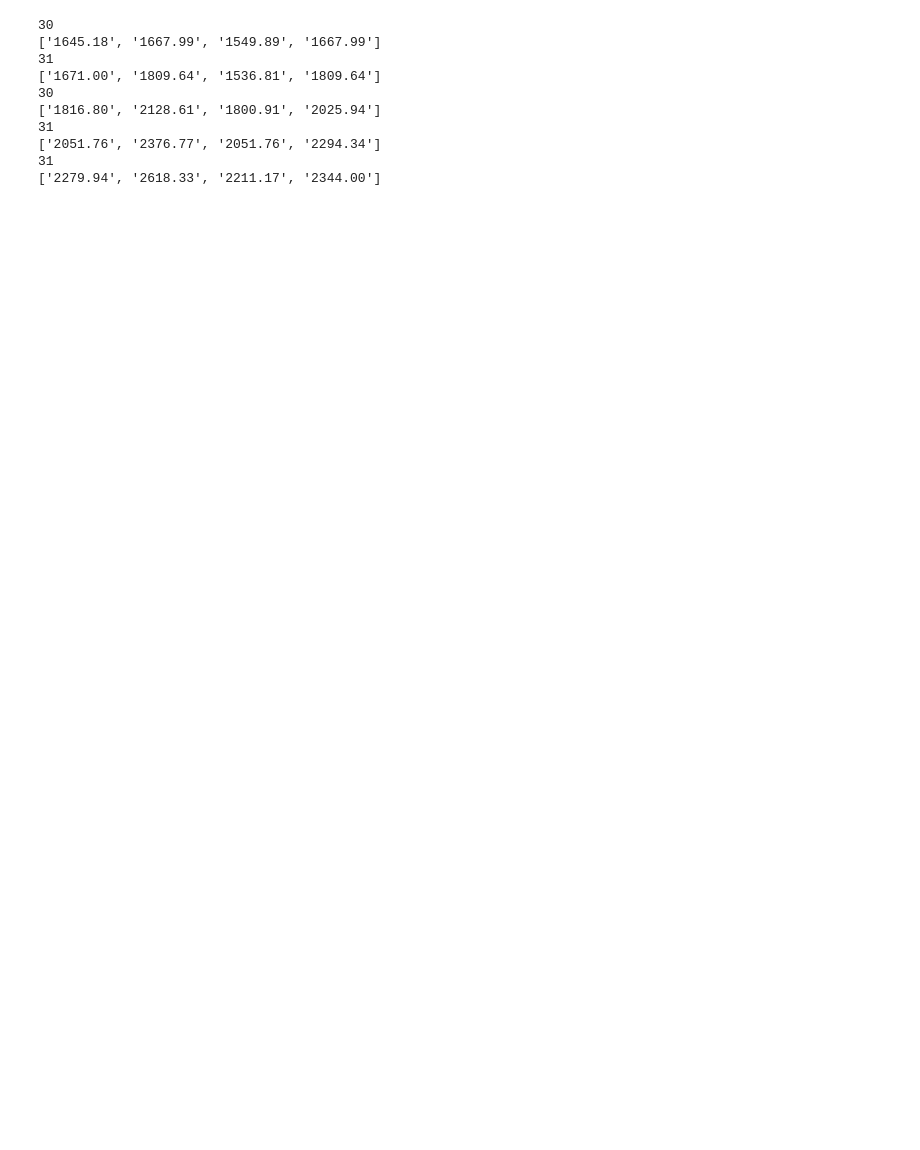
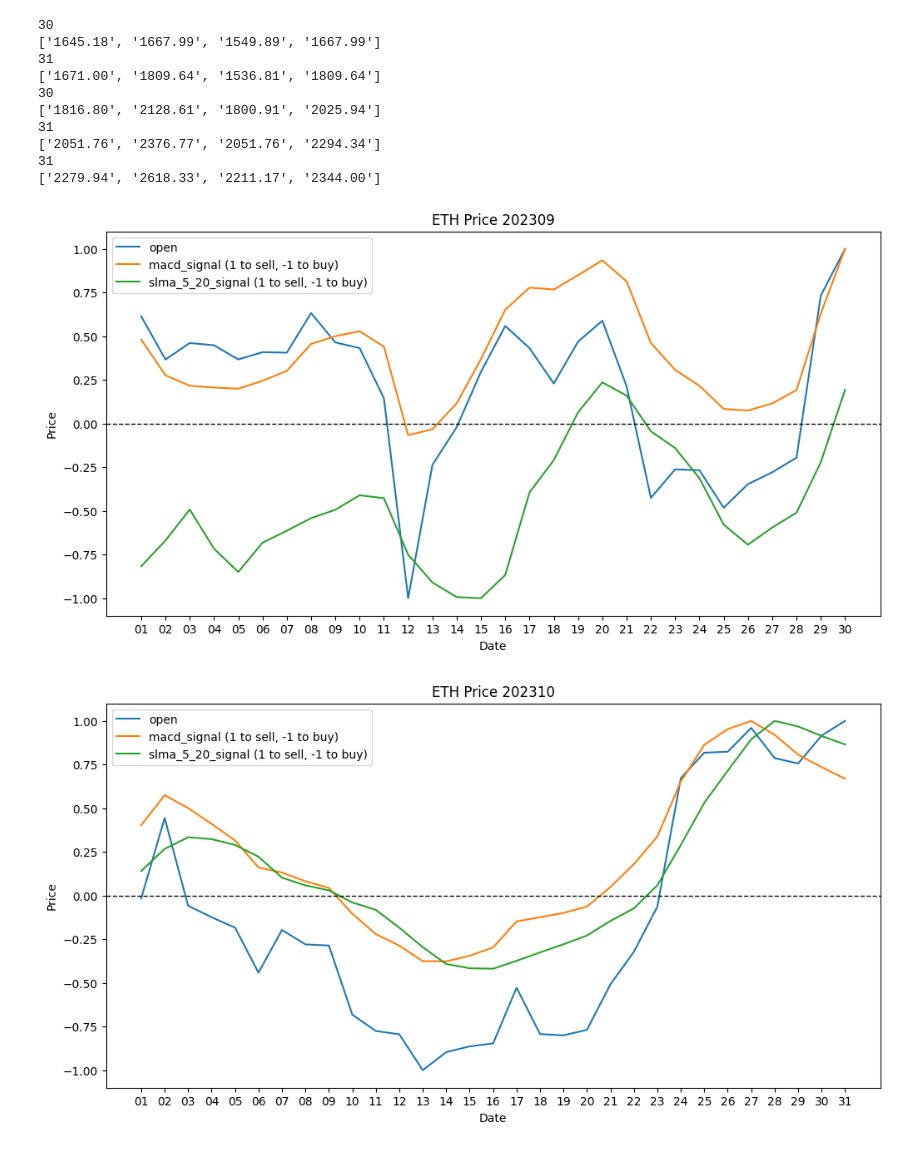
Before and after one commit to yuanlics/CryptoTrade, a Jupyter notebook: baselines/MA_RSI.ipynb, the cells around one changed output. Cells and saved outputs as stored; diff of their text form; code cells hidden in the pictures; blank space fills up the shorter version.

```diff
--- a/baselines/MA_RSI.ipynb
+++ b/baselines/MA_RSI.ipynb
@@ -12,7 +12,7 @@ starting_dates = ['2023-09-01', '2023-10-01', '2023-11-01', '2023-12-01', '2024-
 ending_dates = ['2023-09-30', '2023-10-31', '2023-11-30', '2023-12-31', '2024-01-31']
 yms_val = ['202310', '202312']
 yms_test = ['202309', '202311', '202401']
-yms_all = yms_val + yms_test
+yms_all = sorted(yms_val + yms_test)
 GAS_LIMITS = 21000  # unit
 GAS_PRICE = 70  # gwei
 GAS_FEE = GAS_LIMITS * GAS_PRICE * 1e-9  # eth per txn
@@ -20,34 +20,66 @@ EX_RATE = 4e-3  # exchange fee = txn_amount * ex_rate
 # GAS_FEE = 0
 # EX_RATE = 0
 starting_cash = 1_000_000
-# TODO add transaction fee and exchange commission
+pd.set_option('display.max_columns', 500)
+pd.set_option('display.width', 1000)
+
 
 # SMA
 for period in sma_periods:
     df[f'SMA_{period}'] = df['open'].rolling(window=period).mean()
 
 # MACD and Signal Line
 df['EMA_12'] = df['open'].ewm(span=12, adjust=False).mean()
 df['EMA_26'] = df['open'].ewm(span=26, adjust=False).mean()
 df['MACD'] = df['EMA_12'] - df['EMA_26']
 df['Signal_Line'] = df['MACD'].ewm(span=9, adjust=False).mean()
 
+
 for starting_date, ending_date in zip(starting_dates, ending_dates):
     y, m, _ = starting_date.split('-')
     ym = f'{y}{m}'
     df_m = df[(df['date'] >= starting_date) & (df['date'] <= ending_date)]
     print(len(df_m))
     stat = [df_m.iloc[0]['open'], df_m['open'].max(), df_m['open'].min(), df_m.iloc[-1]['open']]
     print([f'{s:.2f}' for s in stat])
     df_m.to_csv(f'../data/eth_{ym}.csv', index=False)
+
+    macd_signal = df_m['MACD'] - df_m['Signal_Line']
+    macd_signal = macd_signal / macd_signal.abs().max()
+    slma_5_20_signal = df_m['SMA_5'] - df_m['SMA_20']
+    slma_5_20_signal = slma_5_20_signal / slma_5_20_signal.abs().max()
+    dates = df_m['snapped_at'].apply(lambda x: x.split('-')[2].split(' ')[0])
+    prices = df_m['open']
+    prices = (prices - prices.min()) / (prices.max() - prices.min()) * 2 - 1
+
+    fig, ax = plt.subplots(figsize=(12, 6))
+    ax.plot(dates, prices, label='open')
+    ax.plot(dates, macd_signal, label='macd_signal (1 to sell, -1 to buy)')
+    ax.plot(dates, slma_5_20_signal, label='slma_5_20_signal (1 to sell, -1 to buy)')
+    # ax.plot(df_m['date'], df_m['SMA_5'], label='SMA_5')
+    # ax.plot(df_m['date'], df_m['SMA_10'], label='SMA_10')
+    # ax.plot(df_m['date'], df_m['SMA_15'], label='SMA_15')
+    # ax.plot(df_m['date'], df_m['SMA_20'], label='SMA_20')
+    # ax.plot(df_m['date'], df_m['SMA_30'], label='SMA_30')
+    # ax.plot(df_m['date'], df_m['EMA_12'], label='EMA_12')
+    # ax.plot(df_m['date'], df_m['EMA_26'], label='EMA_26')
+    # ax.plot(df_m['date'], df_m['MACD'], label='MACD')
+    # ax.plot(df_m['date'], df_m['Signal_Line'], label='Signal_Line')
+    ax.axhline(0, color='black', lw=1, ls='--')
+    ax.set_xlabel('Date')
+    ax.set_ylabel('Price')
+    ax.set_title(f'ETH Price {ym}')
+    ax.legend()
 # %% [output]
 30
 ['1645.18', '1667.99', '1549.89', '1667.99']
 31
 ['1671.00', '1809.64', '1536.81', '1809.64']
 30
 ['1816.80', '2128.61', '1800.91', '2025.94']
 31
 ['2051.76', '2376.77', '2051.76', '2294.34']
 31
 ['2279.94', '2618.33', '2211.17', '2344.00']
+[figure, added]
+[figure, added]
```
Also changed, not shown: parts of 4 cells of this notebook, 5 other files.
